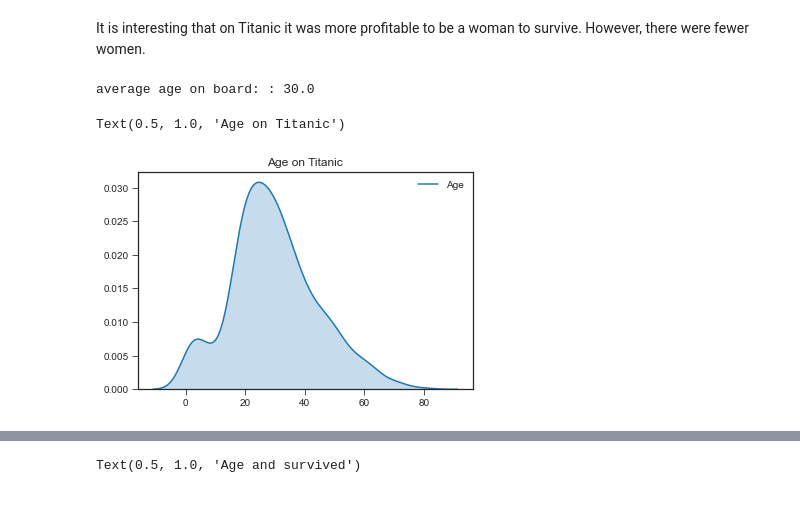
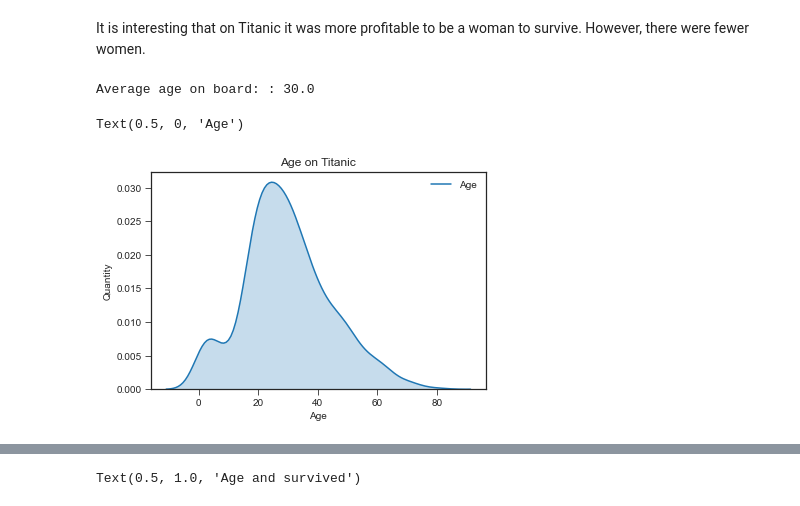
Before and after one commit to agomolka/KaggleTitanicCompetition, a Jupyter notebook: titanic_compete.ipynb, the cells around one changed output, grey strips where cells are left out. Drawn from its saved outputs; the diff is of its cells as text; code cells hidden in the pictures.

```diff
--- a/titanic_compete.ipynb
+++ b/titanic_compete.ipynb
@@ -86,10 +86,12 @@ plt.show()
 # %% [markdown]
 It is interesting that on Titanic it was more profitable to be a woman to survive. However, there were fewer women.
 # %%
-print("average age on board: :", np.round(df['Age'].mean(),0))
+print("Average age on board: :", np.round(df['Age'].mean(),0))
 sns.kdeplot(data=df['Age'], shade=True)
 plt.title("Age on Titanic")
+plt.ylabel('Quantity')
+plt.xlabel('Age')
 # %% [output]
-average age on board: : 30.0
+Average age on board: : 30.0
-Text(0.5, 1.0, 'Age on Titanic')
+Text(0.5, 0, 'Age')
-[figure, old version]
+[figure, new version]
```
Also changed, not shown: parts of 4 cells of this notebook.
